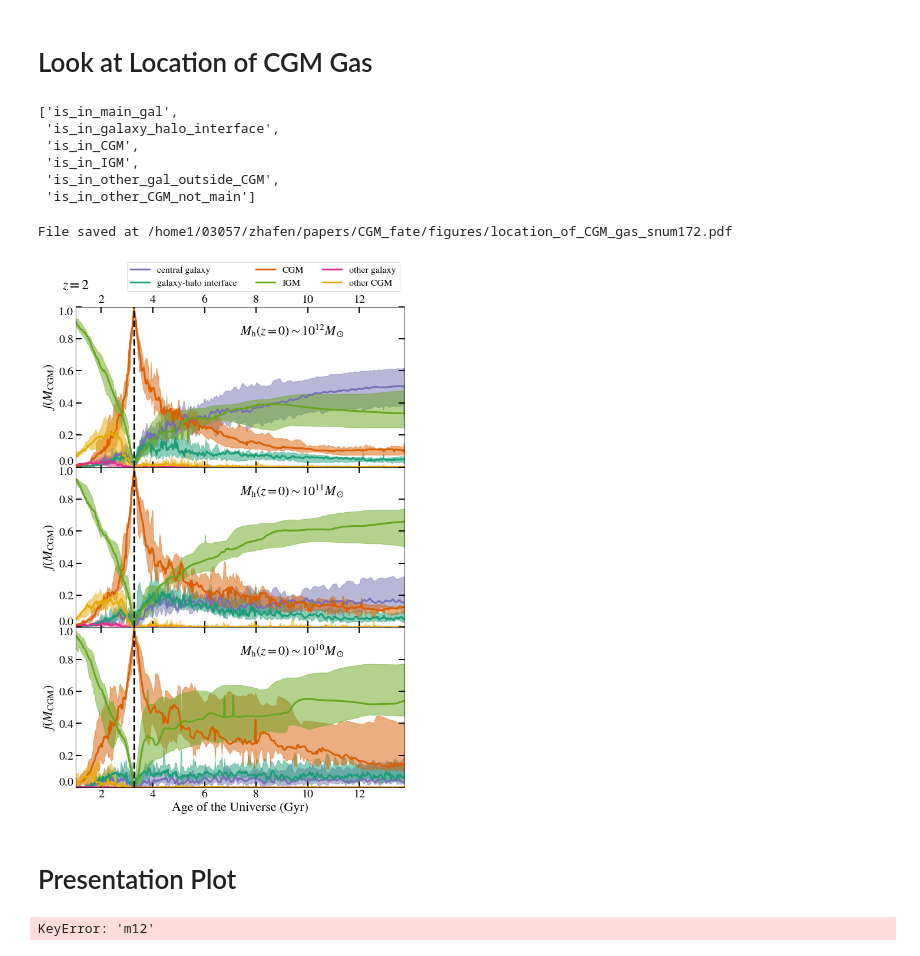
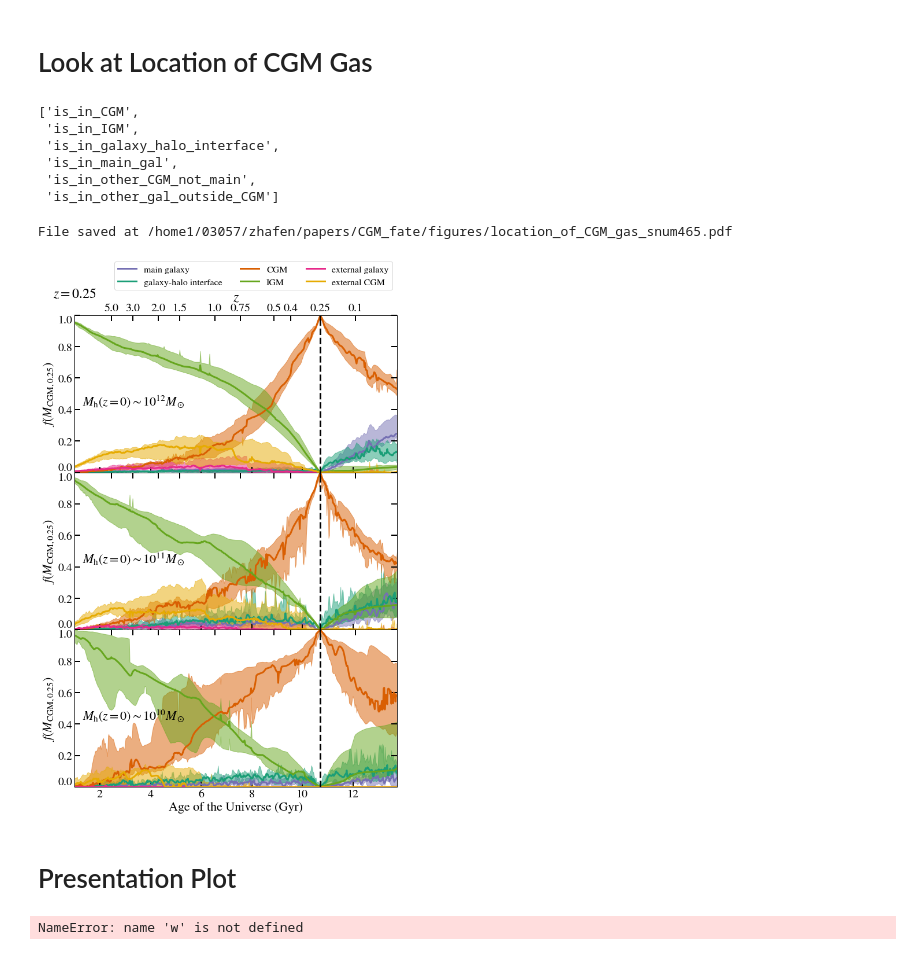
Before and after one commit to zhafen/CGM_fate_analysis, a Jupyter notebook: multi_sim_analysis/location_of_CGM_gas.ipynb, the cells around one changed output. Cells and saved outputs as stored; diff of their text form; code cells hidden in the pictures.

```diff
--- a/multi_sim_analysis/location_of_CGM_gas.ipynb
+++ b/multi_sim_analysis/location_of_CGM_gas.ipynb
@@ -31,7 +31,7 @@ import galaxy_dive.plot_data.qual_colormaps as qual_colormaps
 # %% [markdown]
 # Load Data
 # %%
-do_calculation = True
+do_calculation = False
 # %%
 snum, galdef = exec_helpers.choose_config_or_commandline(
     [ analysis_config.SNUM, analysis_config.GALDEF ]
@@ -129,6 +111,8 @@ if not do_calculation:
     mass_in_region, attributes = verdict.Dict.from_hdf5( savefile, unpack=True )
 
     redshift = attributes['redshift']
+
+    w = w_set['m12i'].data_object
 # %%
 # Reformat a few things
 time = mass_in_region['time']
@@ -138,12 +122,12 @@ del mass_in_region['time']
 # %%
 list( mass_in_region.keys() )
 # %% [output]
-['is_in_main_gal',
+['is_in_CGM',
+ 'is_in_IGM',
  'is_in_galaxy_halo_interface',
- 'is_in_CGM',
- 'is_in_IGM',
- 'is_in_other_gal_outside_CGM',
- 'is_in_other_CGM_not_main']
+ 'is_in_main_gal',
+ 'is_in_other_CGM_not_main',
+ 'is_in_other_gal_outside_CGM']
 # %%
 mass_bins = [ 'm12', 'm11', 'm10' ]
 n_rows = len( mass_bins )
@@ -181,13 +165,26 @@ for j, mass_bin in enumerate( mass_bins ):
 
             # Labels
         ax.set_xlabel( r'Age of the Universe (Gyr)', fontsize=22 )
-        ax.set_ylabel( r"$f(M_{\rm CGM})$", fontsize=22, )
+        ax.set_ylabel( r"$f(M_{\rm CGM, " + '{:.02g}'.format( redshift ) + "})$", fontsize=22, )
+
+
+    # Add redshift to the axis
+    ax2 = plotting.add_redshift_to_axis(
+        ax,
+        hubble = w.ptracks.data_attrs['hubble'],
+        omega_matter = w.ptracks.data_attrs['omega_matter'],
+        tick_redshifts = np.array([ 0.1, 0.25, 0.4, 0.5, 0.75, 1, 1.5, 2, 3, 5, ])
+    )
+    ax2.tick_params( direction='in' )
+    # X label
+    if ax2.is_first_row():
+        ax2.set_xlabel( r'$z$', fontsize=24 )
 
     # Hide some axis labels
     if not ax.is_last_row():
         ax.tick_params( labelbottom = False )
-    if ax.is_first_row():
-        ax.tick_params( labeltop = True )
+    if not ax.is_first_row():
+        ax2.tick_params( labeltop = False )
 
     # Plot label
     if ax.is_first_row():
@@ -220,37 +217,37 @@ for j, mass_bin in enumerate( mass_bins ):
 
     # Avoid overlapping ticks
     ax.get_yticklabels()[0].set_verticalalignment( 'bottom' )
     ax.get_yticklabels()[-1].set_verticalalignment( 'top' )
 
     # Adjust tick parameters
-    ax.tick_params( direction='in', which='both', top=True, right=True )
+    ax.tick_params( direction='in', which='both', top=False, right=True )
 
     if ax.is_first_row():
         ax.legend(
             prop = { 'size': 16 },
             loc = 'lower right',
-            bbox_to_anchor = ( 1., 1.07 ),
+            bbox_to_anchor = ( 1., 1.13 ),
             ncol = 3,
         )
 
     ax.axvline(
         x = time[ind],
         linewidth = 3,
         color = 'k',
         linestyle = '--',
     )
 
 # Save the File
 save_file = 'location_of_CGM_gas_snum{}.pdf'.format( snum )
 plotting.save_fig(
     out_dir = file_manager.get_project_figure_dir(),
     save_file = save_file,
     fig = fig,
 )
 fig
 # %% [output]
-File saved at /home1/03057/zhafen/papers/CGM_fate/figures/location_of_CGM_gas_snum172.pdf
+File saved at /home1/03057/zhafen/papers/CGM_fate/figures/location_of_CGM_gas_snum465.pdf
-[figure, old version]
+[figure, new version]
 # %% [markdown]
 # Presentation Plot
 # %%
@@ -370,4 +367,4 @@ plotting.save_fig(
     fig = fig,
 )
 # %% [output]
-KeyError: 'm12'
+NameError: name 'w' is not defined
```
Also changed, not shown: parts of 2 cells of this notebook, 4 other files.
